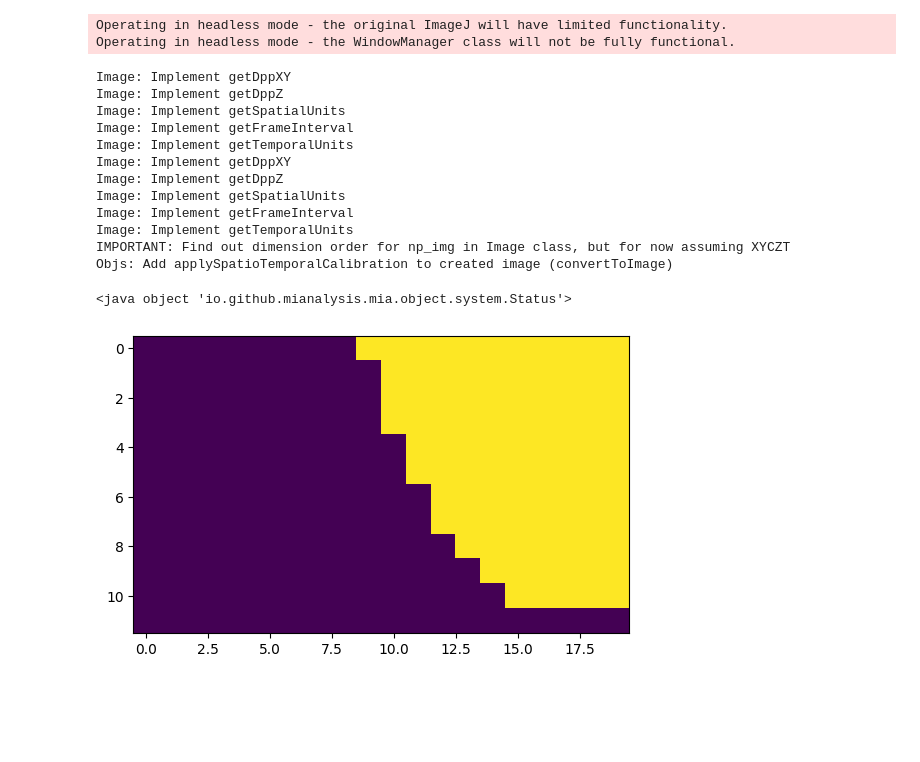
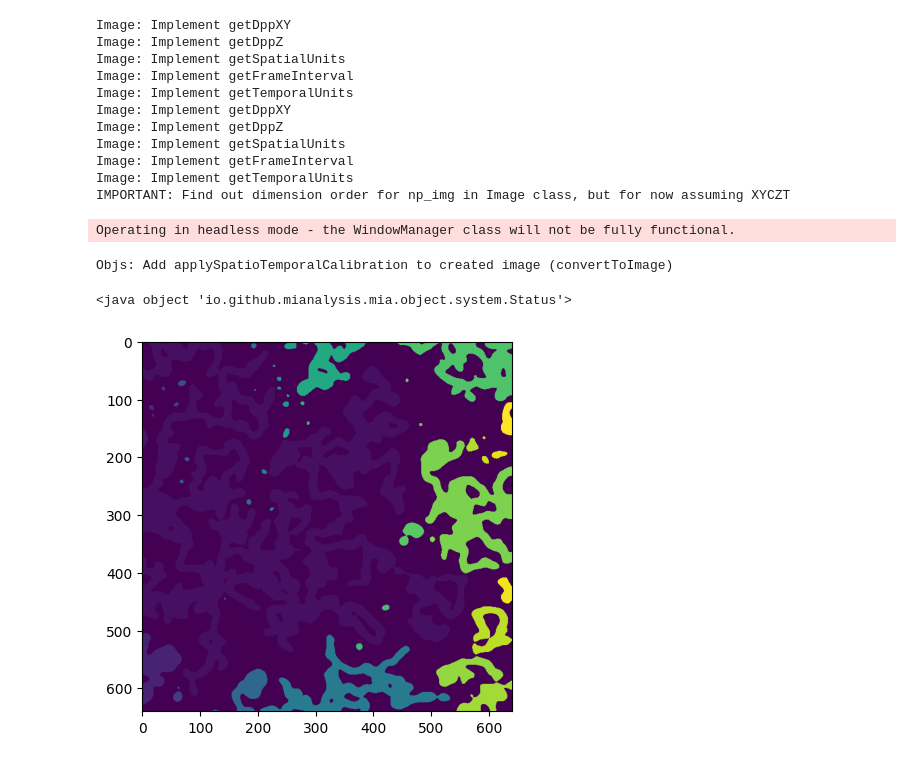
Before and after one commit to mianalysis/mia-python, a Jupyter notebook: Demo.ipynb, the cells around one changed output. Cells and saved outputs as stored; diff of their text form; code cells hidden in the pictures; blank space fills up the shorter version.

```diff
--- a/Demo.ipynb
+++ b/Demo.ipynb
@@ -96,55 +92,54 @@ objects_name = "DNA"
 
 workspace = WorkspaceWrapper(1, input_path, series_number, None)
 
 imageLoader = ImageLoader(None)
 imageLoader.updateParameterValue(ImageLoader.OUTPUT_IMAGE, image_name)
 # imageLoader.updateParameterValue(ImageLoader.SET_SPATIAL_CAL, True)
 # imageLoader.updateParameterValue(ImageLoader.XY_CAL, 1)
 # imageLoader.updateParameterValue(ImageLoader.Z_CAL, 1)
-imageLoader.updateParameterValue(ImageLoader.CROP_MODE, ImageLoader.CropModes.FIXED)
-imageLoader.updateParameterValue(ImageLoader.LEFT, 0)
-imageLoader.updateParameterValue(ImageLoader.TOP, 0)
-imageLoader.updateParameterValue(ImageLoader.WIDTH, 20)
-imageLoader.updateParameterValue(ImageLoader.HEIGHT, 12)
+# imageLoader.updateParameterValue(ImageLoader.CROP_MODE, ImageLoader.CropModes.FIXED)
+# imageLoader.updateParameterValue(ImageLoader.LEFT, 0)
+# imageLoader.updateParameterValue(ImageLoader.TOP, 0)
+# imageLoader.updateParameterValue(ImageLoader.WIDTH, 20)
+# imageLoader.updateParameterValue(ImageLoader.HEIGHT, 12)
 imageLoader.setShowOutput(False)
 imageLoader.process(workspace)
 
 filterImage = FilterImage(None)
 filterImage.updateParameterValue(FilterImage.INPUT_IMAGE, image_name)
 filterImage.updateParameterValue(FilterImage.FILTER_MODE, FilterImage.FilterModes.GAUSSIAN2D)
 filterImage.updateParameterValue(FilterImage.FILTER_RADIUS, 5)
 filterImage.setShowOutput(False)
 filterImage.process(workspace)
 
 thresholdImage = ThresholdImage(None)
 thresholdImage.updateParameterValue(ThresholdImage.INPUT_IMAGE, image_name)
 thresholdImage.setShowOutput(False)
 thresholdImage.process(workspace)
 
 identifyObjects = IdentifyObjects(None)
 identifyObjects.updateParameterValue(IdentifyObjects.INPUT_IMAGE, image_name)
 identifyObjects.updateParameterValue(IdentifyObjects.OUTPUT_OBJECTS, objects_name)
-identifyObjects.updateParameterValue(IdentifyObjects.SINGLE_OBJECT, True)
+identifyObjects.updateParameterValue(IdentifyObjects.SINGLE_OBJECT, False)
 identifyObjects.updateParameterValue(IdentifyObjects.ENABLE_MULTITHREADING, False)
 identifyObjects.setShowOutput(True)
 identifyObjects.process(workspace)
 # %% [output]
-Operating in headless mode - the original ImageJ will have limited functionality.
-Operating in headless mode - the WindowManager class will not be fully functional.
+Image: Implement getDppXY
+Image: Implement getDppZ
+Image: Implement getSpatialUnits
+Image: Implement getFrameInterval
+Image: Implement getTemporalUnits
+Image: Implement getDppXY
+Image: Implement getDppZ
+Image: Implement getSpatialUnits
+Image: Implement getFrameInterval
+Image: Implement getTemporalUnits
+IMPORTANT: Find out dimension order for np_img in Image class, but for now assuming XYCZT
-Image: Implement getDppXY
-Image: Implement getDppZ
-Image: Implement getSpatialUnits
-Image: Implement getFrameInterval
-Image: Implement getTemporalUnits
-Image: Implement getDppXY
-Image: Implement getDppZ
-Image: Implement getSpatialUnits
-Image: Implement getFrameInterval
-Image: Implement getTemporalUnits
-IMPORTANT: Find out dimension order for np_img in Image class, but for now assuming XYCZT
-Objs: Add applySpatioTemporalCalibration to created image (convertToImage)
+Operating in headless mode - the WindowManager class will not be fully functional.
-<java object 'io.github.mianalysis.mia.object.system.Status'>
+Objs: Add applySpatioTemporalCalibration to created image (convertToImage)
+<java object 'io.github.mianalysis.mia.object.system.Status'>
-[figure, old version]
+[figure, new version]
 # %%
 measureObjectShape = MeasureObjectShape(None)
 measureObjectShape.updateParameterValue(MeasureObjectShape.INPUT_OBJECTS, objects_name)
```
Also changed, not shown: parts of 6 cells of this notebook, 3 other files.
